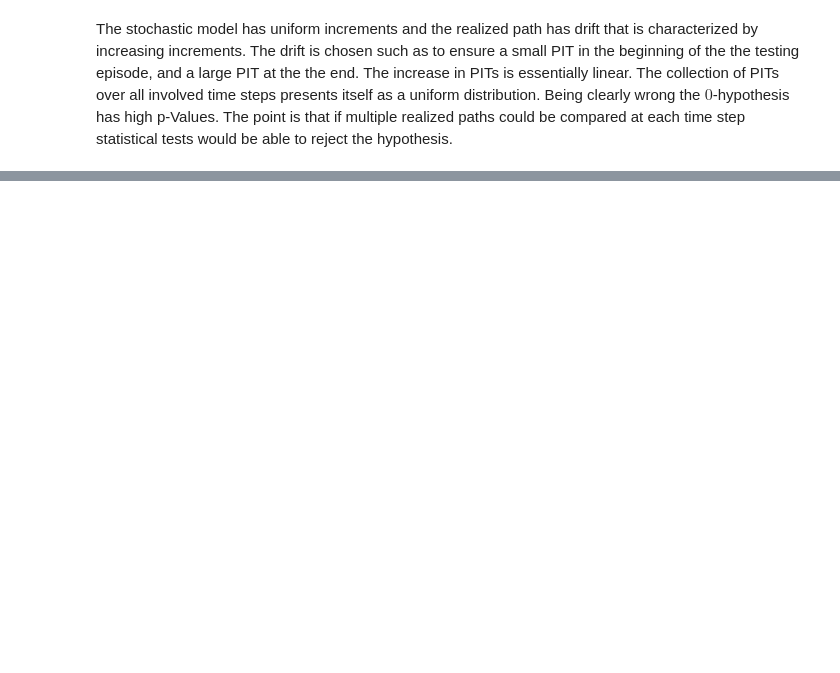
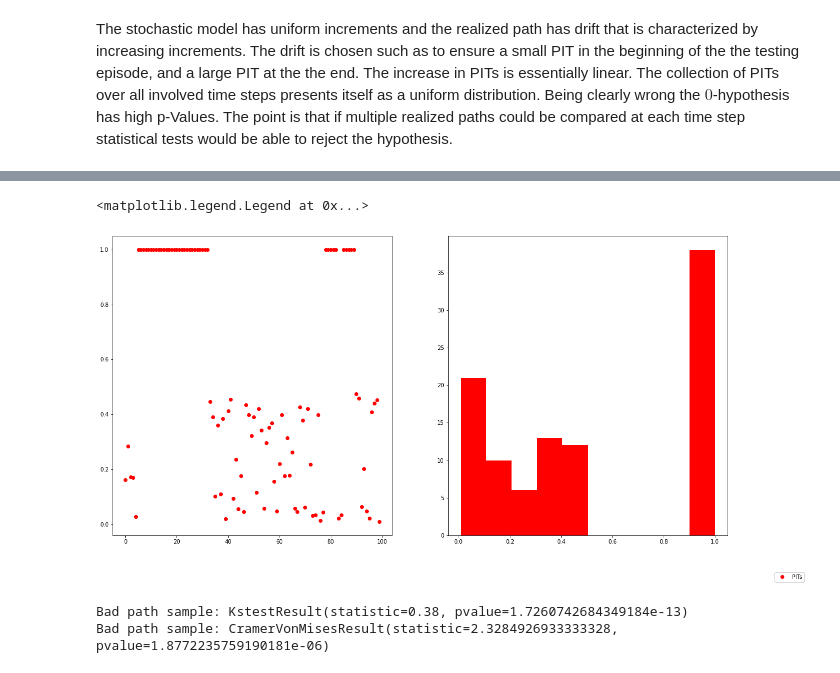
Before and after one commit to plan64/stochasticModelBacktesting, a Jupyter notebook: modelBacktesting_standardRiskFactor.ipynb, the cells around one changed output, grey strips where cells are left out. Drawn from its saved outputs; the diff is of its cells as text; code cells hidden in the pictures; blank space fills up the shorter version.

```diff
--- a/modelBacktesting_standardRiskFactor.ipynb
+++ b/modelBacktesting_standardRiskFactor.ipynb
@@ -256,0 +368,30 @@ The stochastic model has uniform increments and the realized path has drift that
+# %%
+# We proceed as before:
+# Let's take a sample from a specified BM and choose one path, which is sampled from the model, too.
+
+modelSamplePaths = bm(n_sim, n_samples, dt, mu, sigma, s0)
+
+goodPath = modelSamplePaths[[np.random.randint(n_sim)],:]
+# %%
+#Let's go and compute the PITs.
+
+ECDFs = []
+for i in range(n_samples):
+    ECDFs.append(empirical_distribution.ECDF(np.log(modelSamplePaths[:,i+1])-np.log(modelSamplePaths[:,i])))
+
+examplePathPITValues = np.empty(n_samples)
+
+# Computing the respective PIT values
+for i, ECDF in enumerate(ECDFs):
+    examplePathPITValues[i] = ECDF(np.log(goodPath[:,i+1])-np.log(goodPath[:,i]))
+# %%
+#Plot p values and histograms to visually assess if they are uniform
+
+fig, axs = plt.subplots(1, 2, figsize=(20, 10))
+axs[0].plot(examplePathPITValues, 'o', c = 'red')
+axs[1].hist(examplePathPITValues, bins =10, color = 'red')
+
+fig.legend(['PITs'], loc='lower right', bbox_to_anchor=(1,0.0), ncol=2, bbox_transform=fig.transFigure)
+# %% [output]
+<matplotlib.legend.Legend at 0x...>
+[figure, added]
@@ -256,0 +403,8 @@ The stochastic model has uniform increments and the realized path has drift that
+# %%
+#Print the measured test statistics and pValues.
+
+print('Bad path sample: ' + str(ksExamplePathTest))
+print('Bad path sample: ' + str(cmExamplePathCMTest))
+# %% [output]
+Bad path sample: KstestResult(statistic=0.38, pvalue=1.7260742684349184e-13)
+Bad path sample: CramerVonMisesResult(statistic=2.3284926933333328, pvalue=1.8772235759190181e-06)
```
Also changed, not shown: parts of 29 cells of this notebook.
